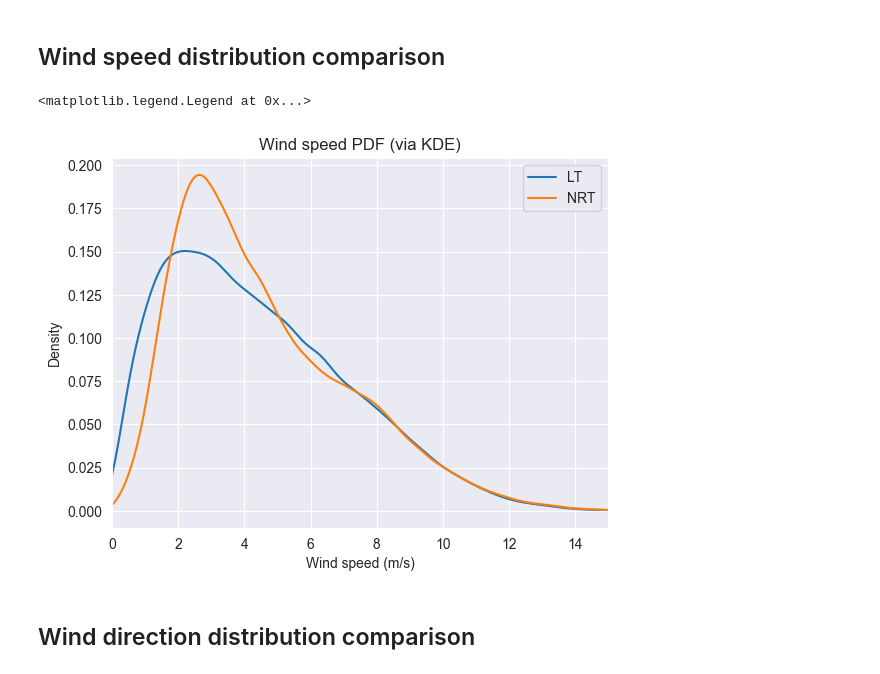
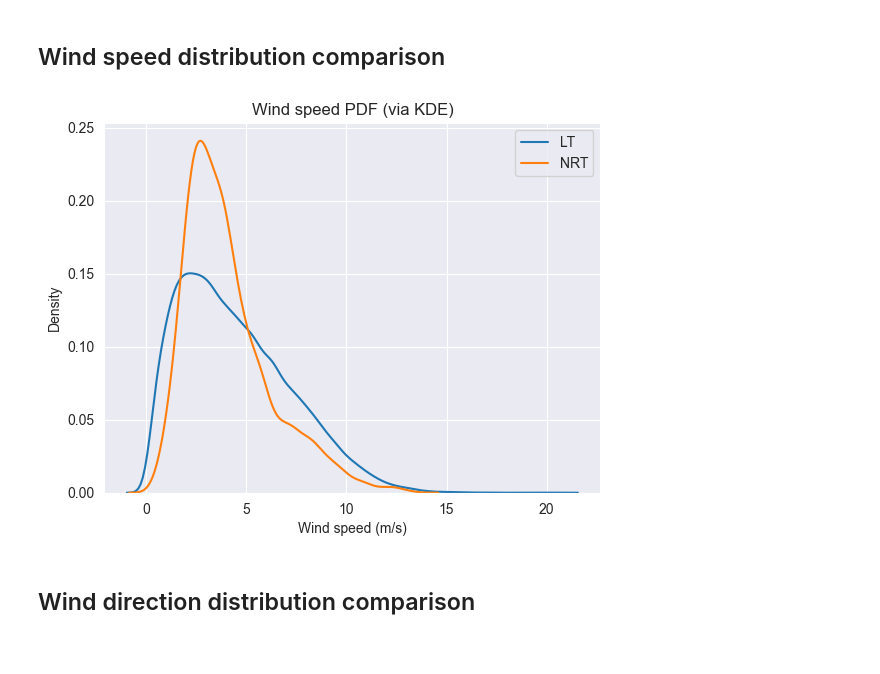
Before and after one commit to ferazuza/aspred, a Jupyter notebook: notebooks/winds.ipynb, the cells around one changed output. Cells and saved outputs as stored; diff of their text form; code cells hidden in the pictures.

```diff
--- a/notebooks/winds.ipynb
+++ b/notebooks/winds.ipynb
@@ -115,0 +130,10 @@ ModuleNotFoundError: No module named 'influxdb'
+# %%
+query = """
+from(bucket: "Weatherstation")
+|> range(start: 2024-02-07T00:00:00Z, stop: 2024-06-28T00:00:00Z)
+|> filter(fn: (r) => r["_measurement"] == "weatherstation")
+|> filter(fn: (r) => r["_field"] == "wind_direction_avg" or r["_field"] == "wind_speed_avg")
+|> aggregateWindow(every: 30m, fn: mean)
+|> pivot(rowKey:["_time"], columnKey: ["_field"], valueColumn: "_value")
+"""
+system_stats = client.query_api().query_data_frame(query, org)
@@ -117,0 +175,5 @@ Temporary solution: download the data and load it locally.
+# %%
+# Select only data from columns _time, wind_speed_avg, wind_direction_avg
+df_nrt = system_stats[["_time", "wind_speed_avg", "wind_direction_avg"]]
+df_nrt.rename(columns={"_time": "date", "wind_speed_avg": "wind_speed", "wind_direction_avg": "wind_direction"}, inplace=True)
+df_nrt = df_nrt.dropna()
@@ -168,13 +198,27 @@ df_nrt_restricted = df_nrt[df_nrt["date"] >= "2024-02-19"]
 # %% [markdown]
 ## Wind speed distribution comparison
 # %%
-df_lt_restricted["wind_speed"].plot.kde(xlim=(0, 15), title="Wind speed PDF (via KDE)")
-df_nrt_restricted["wind_speed"].plot.kde(xlim=(0, 15), title="Wind speed PDF (via KDE)")
-plt.xlabel(xlabel="Wind speed (m/s)")
-plt.legend(["LT", "NRT"])
+import matplotlib.pyplot as plt
+import seaborn as sns
+
+# Create a plot object
+fig, ax = plt.subplots()
+
+# Add KDE plots to the plot object
+sns.kdeplot(df_lt_restricted["wind_speed"], ax=ax, common_norm=False, label="LT")
+sns.kdeplot(df_nrt_restricted["wind_speed"], ax=ax, common_norm=False, label="NRT")
+
+# Set labels
+ax.set_xlabel("Wind speed (m/s)")
+ax.set_title("Wind speed PDF (via KDE)")
+
+# Add legend
+ax.legend()
+
+# Show the plot
+plt.show()
 # %% [output]
-<matplotlib.legend.Legend at 0x...>
-[figure, old version]
+[figure, new version]
 # %% [markdown]
 ## Wind direction distribution comparison
 # %%
```
Also changed, not shown: parts of 9 cells of this notebook.
